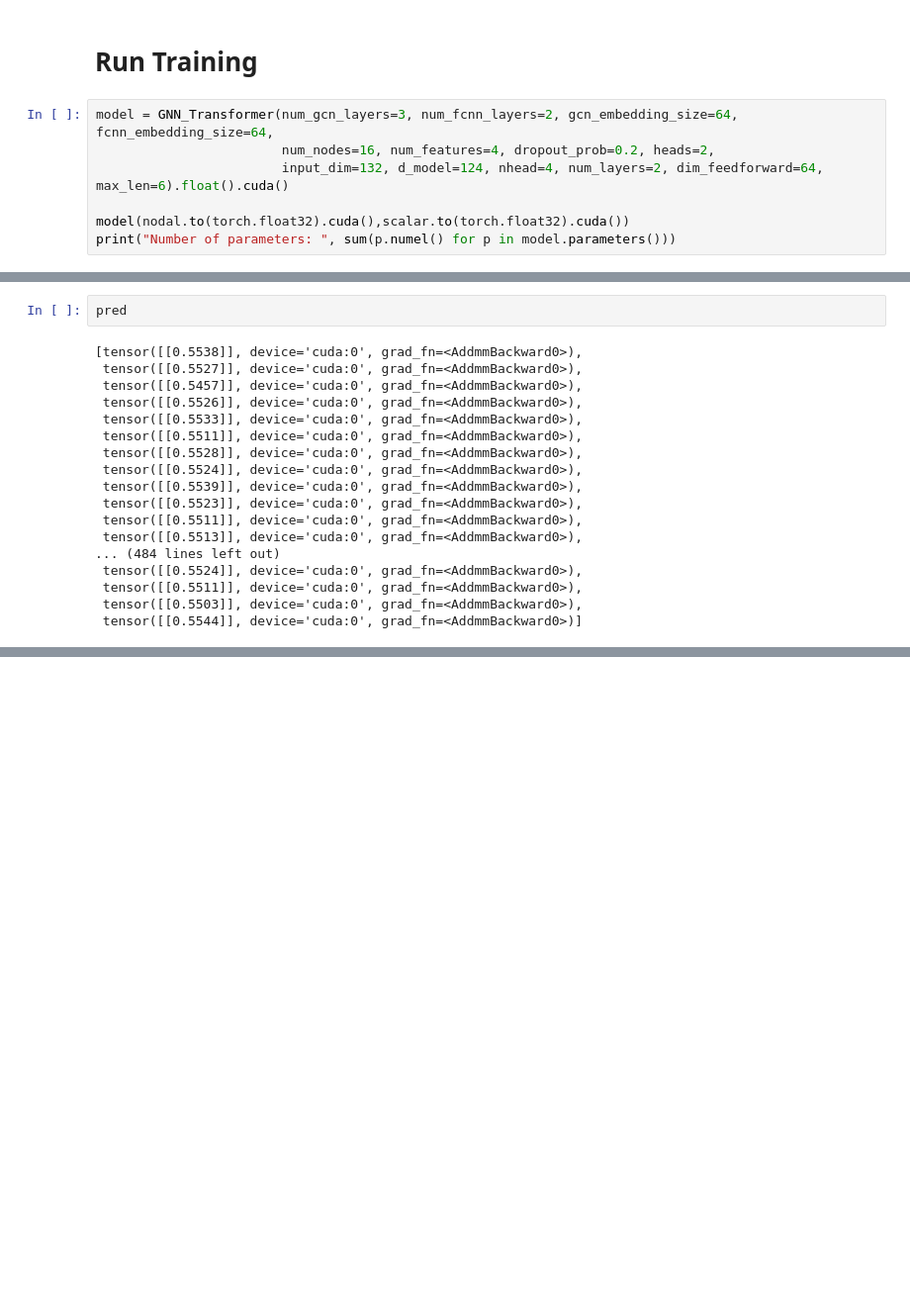
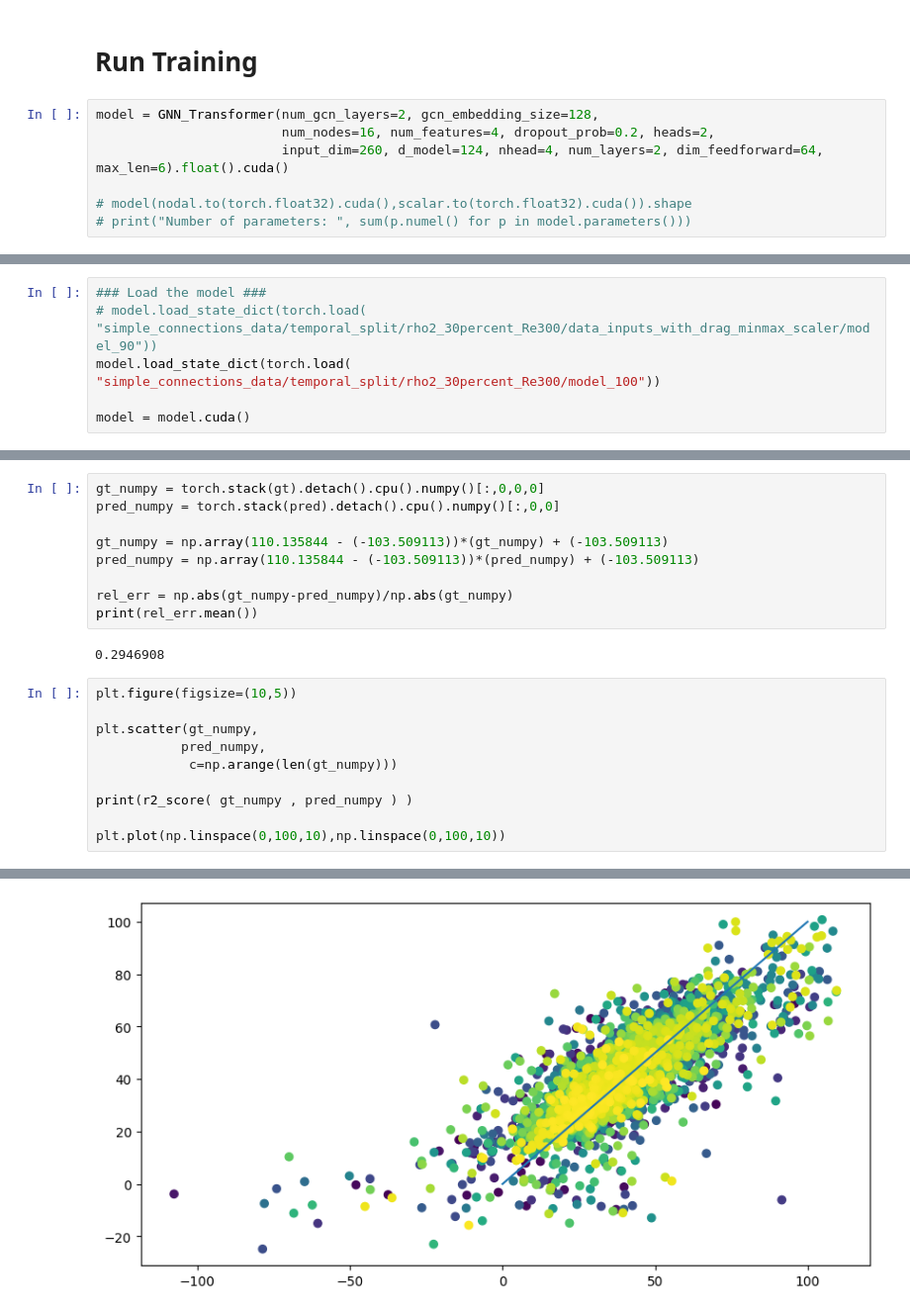
Before and after one commit to neilashwinraj/GNN, a Jupyter notebook: attention_GNN_with_transformers.ipynb, the cells around one changed output, grey strips where cells are left out. Shown at 99% size. Cells and saved outputs as stored; diff of their text form; blank space fills up the shorter version.

```diff
--- a/attention_GNN_with_transformers.ipynb
+++ b/attention_GNN_with_transformers.ipynb
@@ -365,9 +367,9 @@ torch.Size([16, 1, 1])
 # %% [markdown]
 # Run Training
 # %%
-model = GNN_Transformer(num_gcn_layers=3, num_fcnn_layers=2, gcn_embedding_size=64, fcnn_embedding_size=64,
+model = GNN_Transformer(num_gcn_layers=2, gcn_embedding_size=128,
                         num_nodes=16, num_features=4, dropout_prob=0.2, heads=2,
-                        input_dim=132, d_model=124, nhead=4, num_layers=2, dim_feedforward=64, max_len=6).float().cuda()
+                        input_dim=260, d_model=124, nhead=4, num_layers=2, dim_feedforward=64, max_len=6).float().cuda()
 
-model(nodal.to(torch.float32).cuda(),scalar.to(torch.float32).cuda())
-print("Number of parameters: ", sum(p.numel() for p in model.parameters()))
+# model(nodal.to(torch.float32).cuda(),scalar.to(torch.float32).cuda()).shape
+# print("Number of parameters: ", sum(p.numel() for p in model.parameters()))
@@ -476 +468,7 @@ plt.semilogy(epoch_loss_val)
+# %%
+### Load the model ###
+# model.load_state_dict(torch.load( "simple_connections_data/temporal_split/rho2_30percent_Re300/data_inputs_with_drag_minmax_scaler/model_90"))
+model.load_state_dict(torch.load( "simple_connections_data/temporal_split/rho2_30percent_Re300/model_100"))
+
+model = model.cuda()
 # %%
@@ -510,20 +509,22 @@ plt.plot(np.linspace(0,1,10),np.linspace(0,1,10))
-# %%
-pred
-# %% [output]
-[tensor([[0.5538]], device='cuda:0', grad_fn=<AddmmBackward0>),
- tensor([[0.5527]], device='cuda:0', grad_fn=<AddmmBackward0>),
- tensor([[0.5457]], device='cuda:0', grad_fn=<AddmmBackward0>),
- tensor([[0.5526]], device='cuda:0', grad_fn=<AddmmBackward0>),
- tensor([[0.5533]], device='cuda:0', grad_fn=<AddmmBackward0>),
- tensor([[0.5511]], device='cuda:0', grad_fn=<AddmmBackward0>),
- tensor([[0.5528]], device='cuda:0', grad_fn=<AddmmBackward0>),
- tensor([[0.5524]], device='cuda:0', grad_fn=<AddmmBackward0>),
- tensor([[0.5539]], device='cuda:0', grad_fn=<AddmmBackward0>),
- tensor([[0.5523]], device='cuda:0', grad_fn=<AddmmBackward0>),
- tensor([[0.5511]], device='cuda:0', grad_fn=<AddmmBackward0>),
- tensor([[0.5513]], device='cuda:0', grad_fn=<AddmmBackward0>),
-... (484 lines left out)
- tensor([[0.5524]], device='cuda:0', grad_fn=<AddmmBackward0>),
- tensor([[0.5511]], device='cuda:0', grad_fn=<AddmmBackward0>),
- tensor([[0.5503]], device='cuda:0', grad_fn=<AddmmBackward0>),
- tensor([[0.5544]], device='cuda:0', grad_fn=<AddmmBackward0>)]
+# %%
+gt_numpy = torch.stack(gt).detach().cpu().numpy()[:,0,0,0]
+pred_numpy = torch.stack(pred).detach().cpu().numpy()[:,0,0]
+
+gt_numpy = np.array(110.135844 - (-103.509113))*(gt_numpy) + (-103.509113)
+pred_numpy = np.array(110.135844 - (-103.509113))*(pred_numpy) + (-103.509113)
+
+rel_err = np.abs(gt_numpy-pred_numpy)/np.abs(gt_numpy)
+print(rel_err.mean())
+# %% [output]
+0.2946908
+# %%
+plt.figure(figsize=(10,5))
+
+plt.scatter(gt_numpy,
+           pred_numpy,
+            c=np.arange(len(gt_numpy)))
+
+print(r2_score( gt_numpy , pred_numpy ) )
+
+plt.plot(np.linspace(0,100,10),np.linspace(0,100,10))
+# %% [output]
@@ -529,0 +533 @@ pred
+[figure, added]
```
Also changed, not shown: parts of 34 cells of this notebook, 1 other file.
